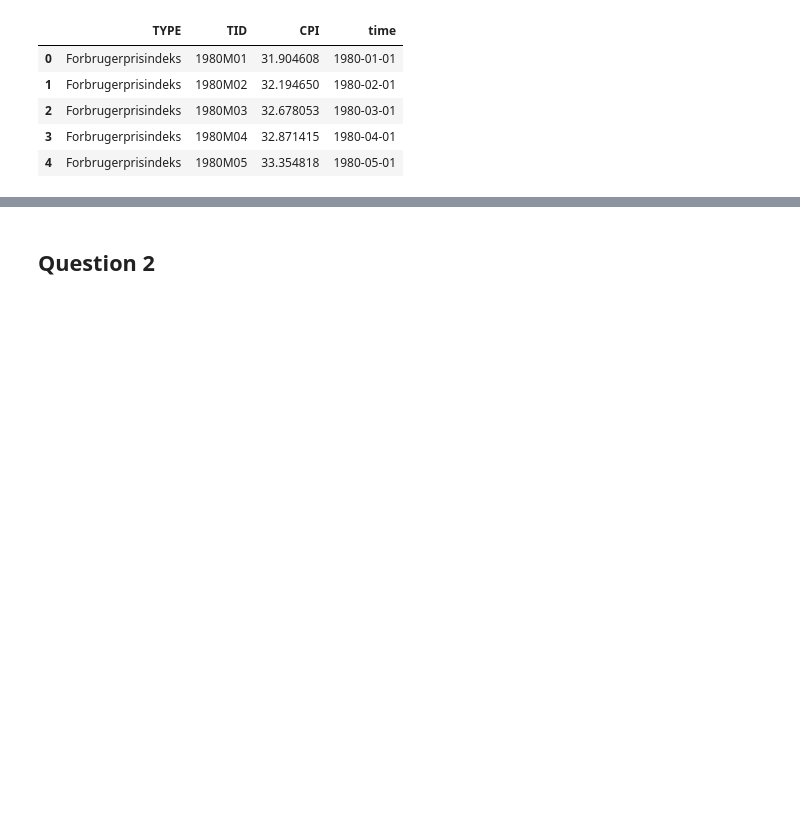
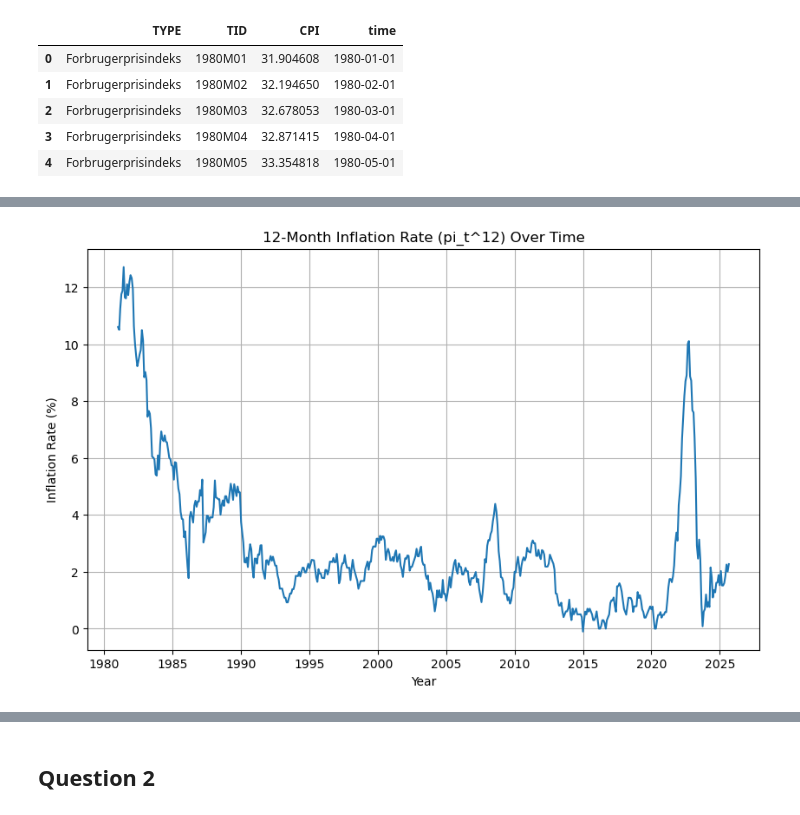
Before and after one commit to NumEconCopenhagen/projects-2025-aksel-tobias, a Jupyter notebook: 01_dataproject/dataproject.ipynb, the cells around one changed output, grey strips where cells are left out. Saved outputs shown, nothing was run; the diff lists cells and outputs as text; code cells hidden in the pictures; blank space fills up the shorter version.

```diff
--- a/01_dataproject/dataproject.ipynb
+++ b/01_dataproject/dataproject.ipynb
@@ -58,0 +86,14 @@ AttributeError: Can only use .dt accessor with datetimelike values
+# %%
+# Calculate the 12-month inflation rate (pi_t^12=p_t/p_(t-12)-1)
+df['pi_t^12'] = df['CPI'] / df['CPI'].shift(12) - 1
+df.head()
+# Plot the 12-month inflation rate over time
+plt.figure(figsize=(10,6))
+plt.plot(df['time'], df['pi_t^12'] * 100)
+plt.title('12-Month Inflation Rate (pi_t^12) Over Time')
+plt.xlabel('Year')
+plt.ylabel('Inflation Rate (%)')
+plt.grid()
+plt.show()
+# %% [output]
+[figure, added]
```
Also changed, not shown: parts of 14 cells of this notebook.
